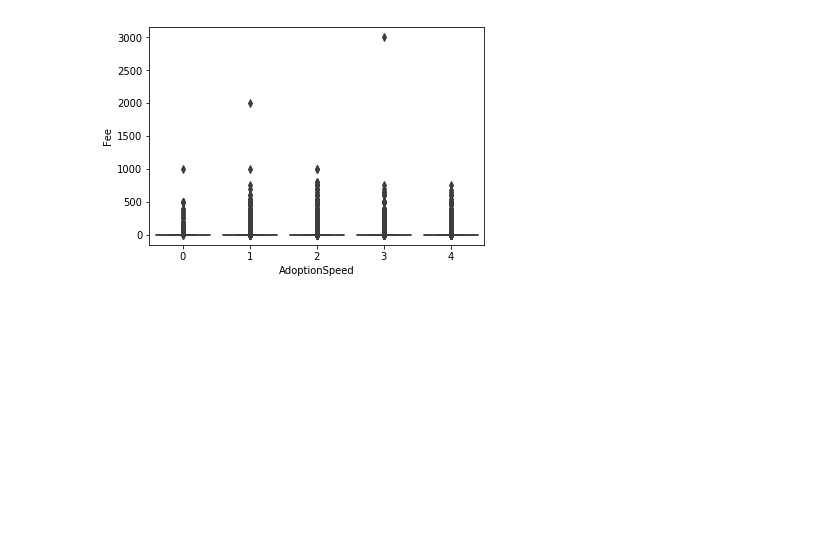
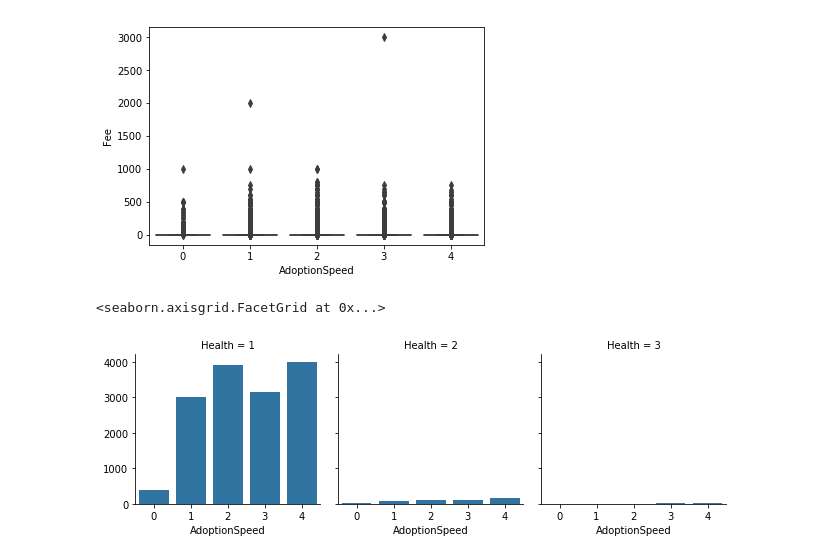
Before and after one commit to kagglebraker/PetAdoptionPrediction, a Jupyter notebook: EDA.ipynb, the cells around one changed output. Cells and saved outputs as stored; diff of their text form; code cells hidden in the pictures; blank space fills up the shorter version.

```diff
--- a/EDA.ipynb
+++ b/EDA.ipynb
@@ -283,3 +317,9 @@ sns.boxplot(x="AdoptionSpeed", y="Fee", data=pet_data)
 plt.show()
 # %% [output]
 [figure]
+# %%
+g = sns.FacetGrid(pet_data, col="Health")
+g.map(sns.countplot, "AdoptionSpeed")
+# %% [output]
+<seaborn.axisgrid.FacetGrid at 0x...>
+[figure, added]
```
Also changed, not shown: parts of 7 cells of this notebook.
